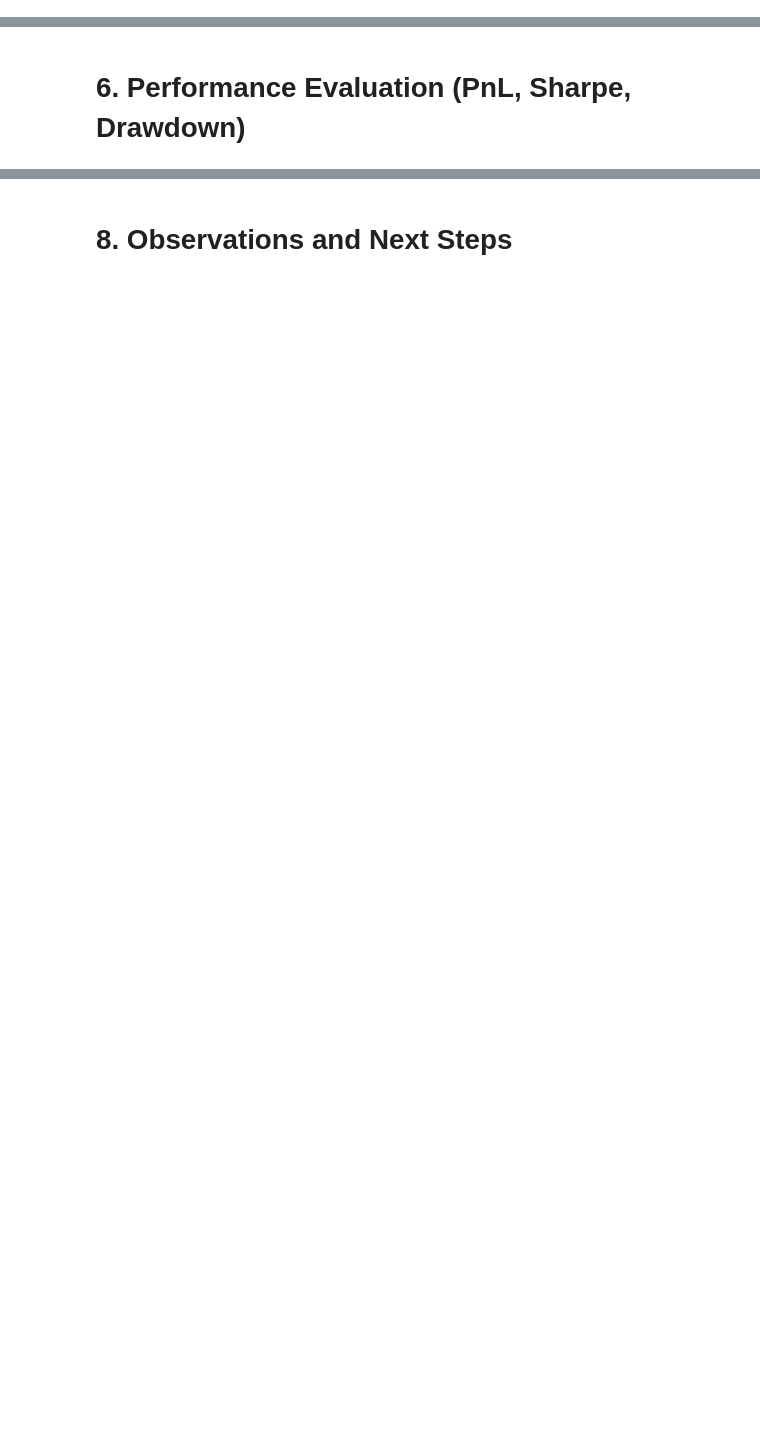
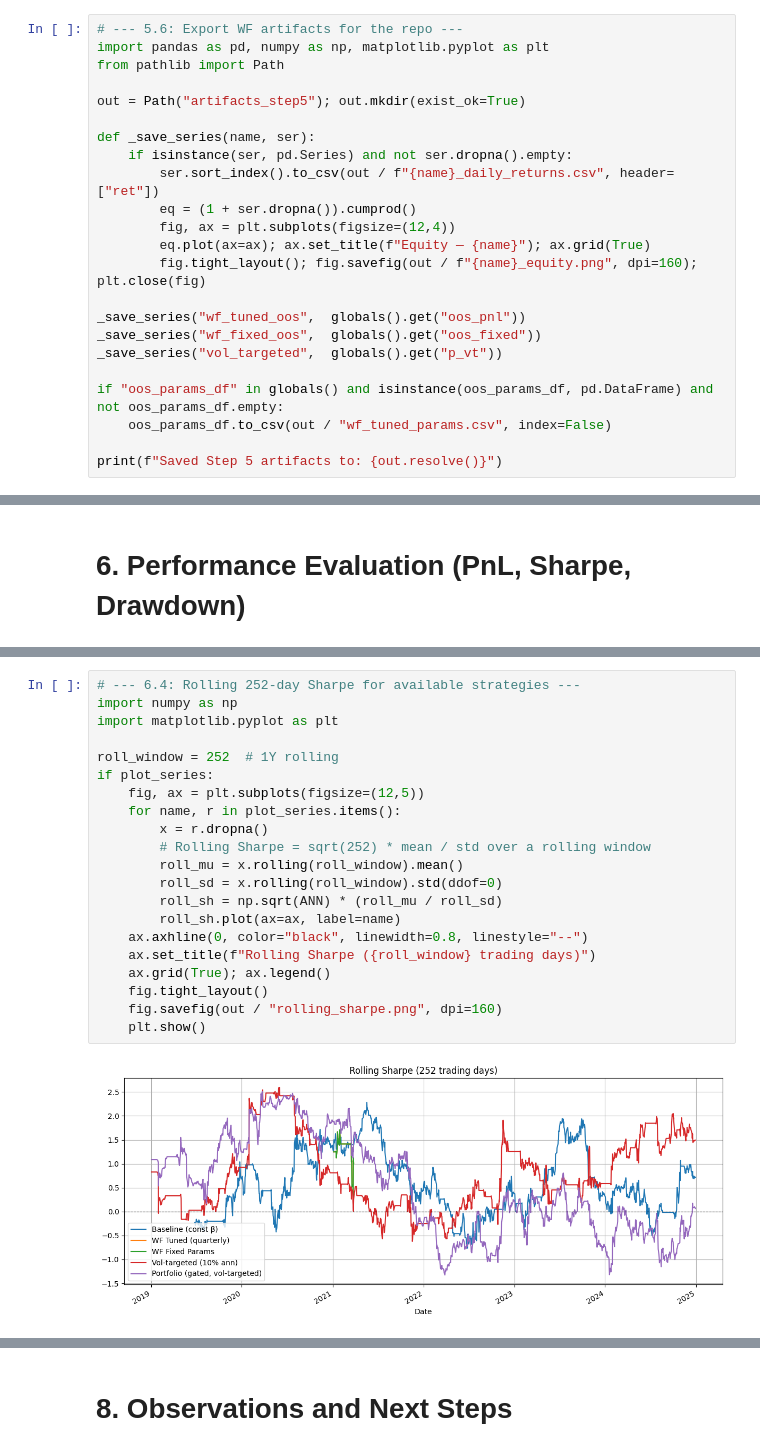
Before and after one commit to ishaanalmeida/stat-arb-mean-reversion, a Jupyter notebook: stat_arb.ipynb, the cells around one changed output, grey strips where cells are left out. Drawn from its saved outputs; the diff is of its cells as text; blank space fills up the shorter version.

```diff
--- a/stat_arb.ipynb
+++ b/stat_arb.ipynb
@@ -391,0 +869,23 @@ plt.close(fig)
+# %%
+# --- 5.6: Export WF artifacts for the repo ---
+import pandas as pd, numpy as np, matplotlib.pyplot as plt
+from pathlib import Path
+
+out = Path("artifacts_step5"); out.mkdir(exist_ok=True)
+
+def _save_series(name, ser):
+    if isinstance(ser, pd.Series) and not ser.dropna().empty:
+        ser.sort_index().to_csv(out / f"{name}_daily_returns.csv", header=["ret"])
+        eq = (1 + ser.dropna()).cumprod()
+        fig, ax = plt.subplots(figsize=(12,4))
+        eq.plot(ax=ax); ax.set_title(f"Equity — {name}"); ax.grid(True)
+        fig.tight_layout(); fig.savefig(out / f"{name}_equity.png", dpi=160); plt.close(fig)
+
+_save_series("wf_tuned_oos",  globals().get("oos_pnl"))
+_save_series("wf_fixed_oos",  globals().get("oos_fixed"))
+_save_series("vol_targeted",  globals().get("p_vt"))
+
+if "oos_params_df" in globals() and isinstance(oos_params_df, pd.DataFrame) and not oos_params_df.empty:
+    oos_params_df.to_csv(out / "wf_tuned_params.csv", index=False)
+
+print(f"Saved Step 5 artifacts to: {out.resolve()}")
@@ -393,0 +1120,23 @@ plt.close(fig)
+# %%
+# --- 6.4: Rolling 252-day Sharpe for available strategies ---
+import numpy as np
+import matplotlib.pyplot as plt
+
+roll_window = 252  # 1Y rolling
+if plot_series:
+    fig, ax = plt.subplots(figsize=(12,5))
+    for name, r in plot_series.items():
+        x = r.dropna()
+        # Rolling Sharpe = sqrt(252) * mean / std over a rolling window
+        roll_mu = x.rolling(roll_window).mean()
+        roll_sd = x.rolling(roll_window).std(ddof=0)
+        roll_sh = np.sqrt(ANN) * (roll_mu / roll_sd)
+        roll_sh.plot(ax=ax, label=name)
+    ax.axhline(0, color="black", linewidth=0.8, linestyle="--")
+    ax.set_title(f"Rolling Sharpe ({roll_window} trading days)")
+    ax.grid(True); ax.legend()
+    fig.tight_layout()
+    fig.savefig(out / "rolling_sharpe.png", dpi=160)
+    plt.show()
+# %% [output]
+[figure, added]
```
Also changed, not shown: parts of 23 cells of this notebook.
